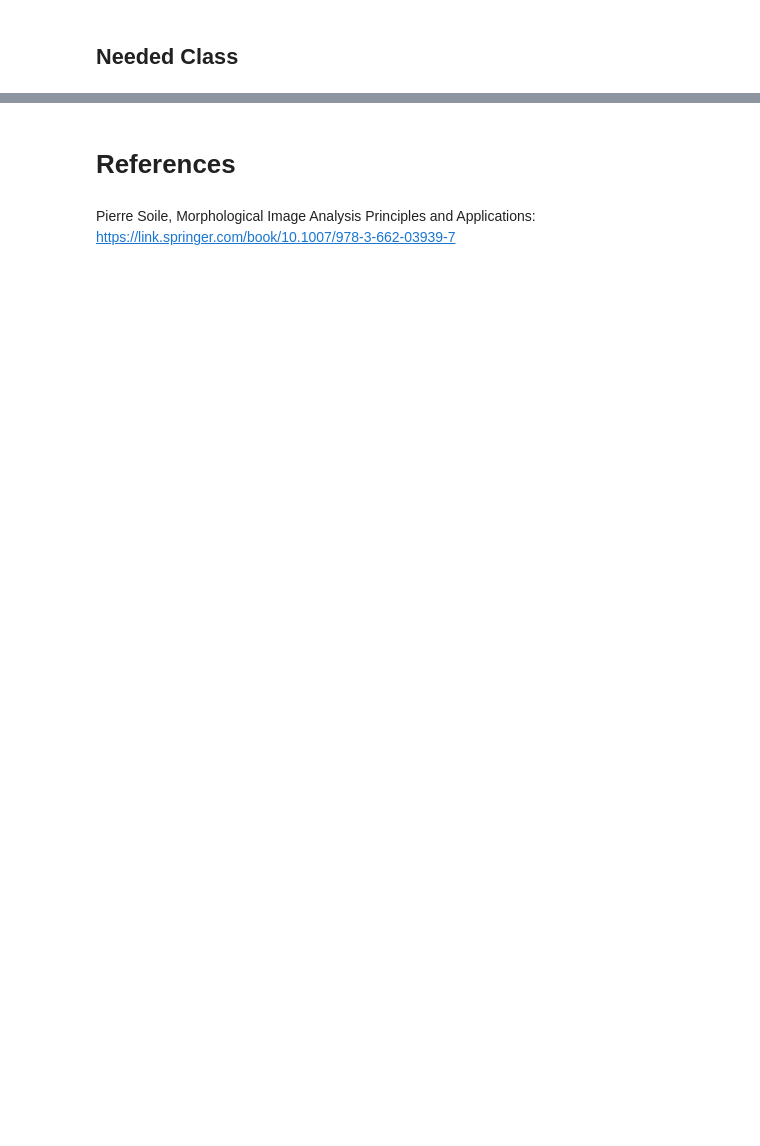
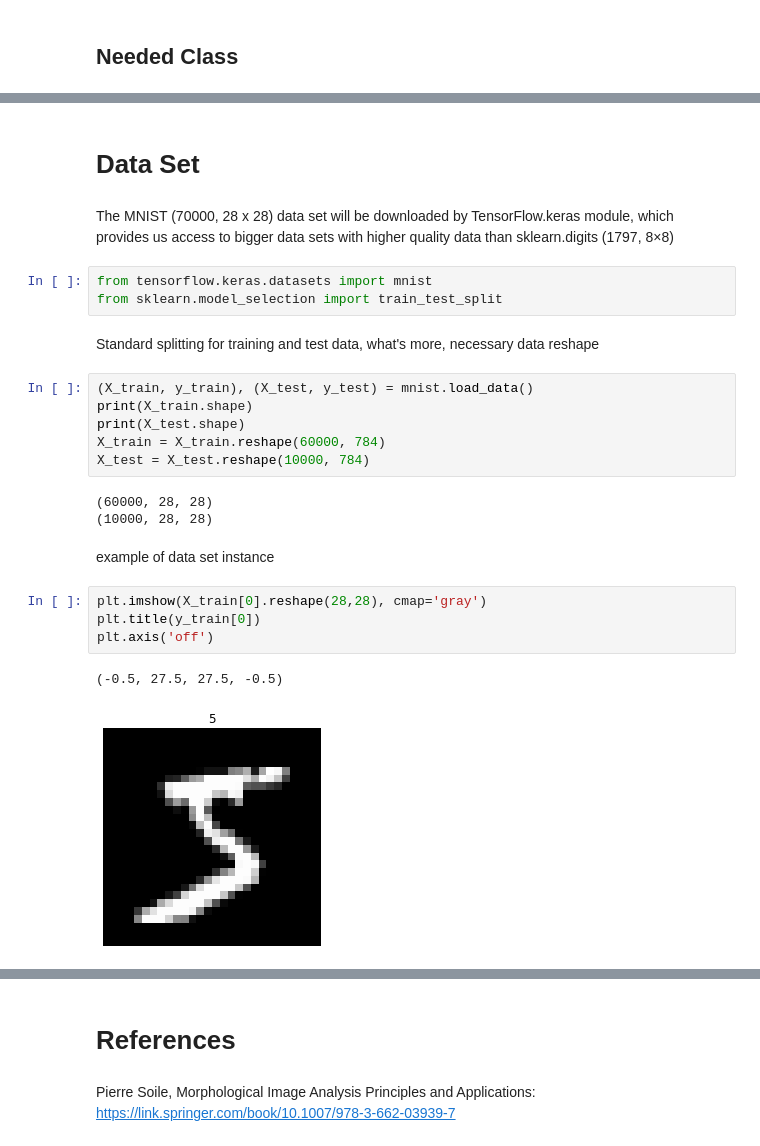
Before and after one commit to PatrickDabkowski/Classifier_Model, a Jupyter notebook: Image Classifier Visualization and Documentation.ipynb, the cells around one changed output, grey strips where cells are left out. Saved outputs shown, nothing was run; the diff lists cells and outputs as text; blank space fills up the shorter version.

Commit message:
data_correction_&_data_set

```diff
--- a/Image Classifier Visualization and Documentation.ipynb
+++ b/Image Classifier Visualization and Documentation.ipynb
@@ -128,3 +129,30 @@ class Test_Image:
         # To make Image more realistic we performe erosion of dilation of image
         img_not_one = skimage.morphology.closing(img_not_one)
         return img_not_one
+# %% [markdown]
+# Data Set
+# %% [markdown]
+The MNIST (70000, 28 x 28) data set will be downloaded by TensorFlow.keras module, which provides us access to bigger data sets with higher quality data than sklearn.digits (1797, 8×8)
+# %%
+from tensorflow.keras.datasets import mnist
+from sklearn.model_selection import train_test_split
+# %% [markdown]
+Standard splitting for training and test data, what's more, necessary data reshape
+# %%
+(X_train, y_train), (X_test, y_test) = mnist.load_data()
+print(X_train.shape)
+print(X_test.shape)
+X_train = X_train.reshape(60000, 784)
+X_test = X_test.reshape(10000, 784)
+# %% [output]
+(60000, 28, 28)
+(10000, 28, 28)
+# %% [markdown]
+example of data set instance
+# %%
+plt.imshow(X_train[0].reshape(28,28), cmap='gray')
+plt.title(y_train[0])
+plt.axis('off')
+# %% [output]
+(-0.5, 27.5, 27.5, -0.5)
+[figure, added]
```
Also changed, not shown: parts of 12 cells of this notebook, 1 other file.
